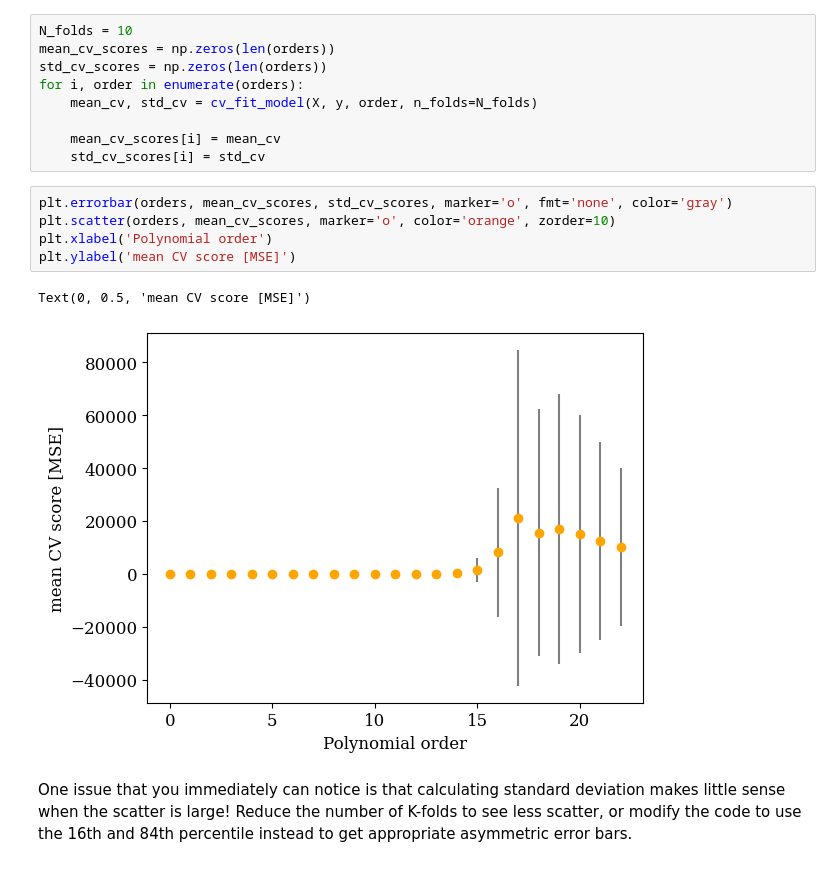
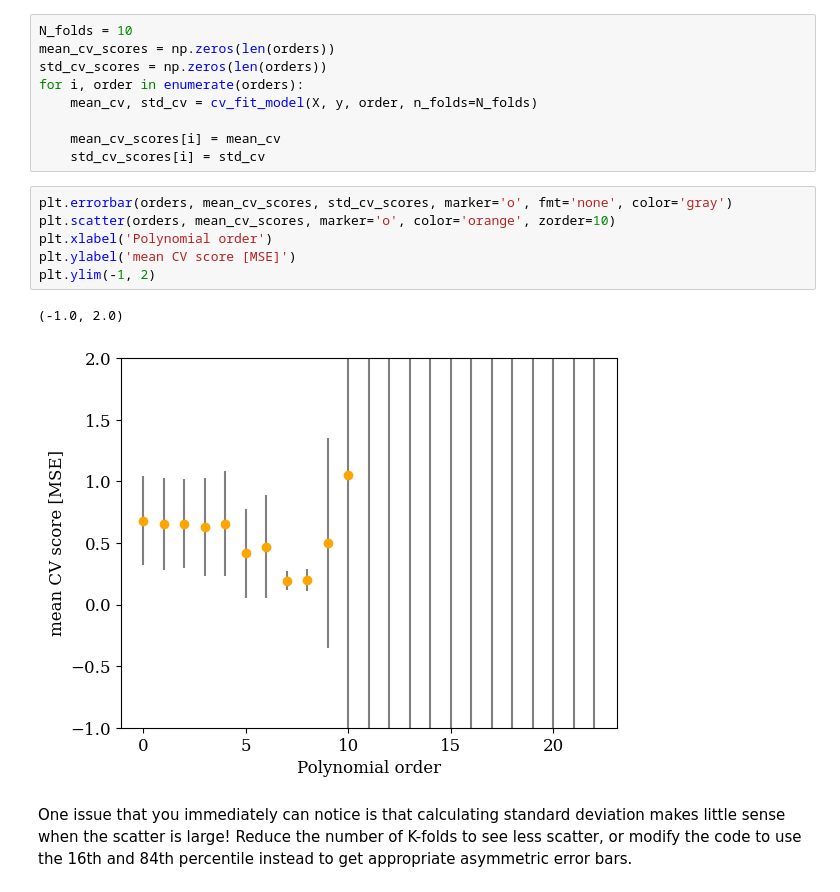
Before and after one commit to pedrobranco1999/MLD2025, a Jupyter notebook: Notebooks/Solutions/MLD2025-01b-Deciding when good is good enough - with solution.ipynb, the cells around one changed output. Cells and saved outputs as stored; diff of their text form.

```diff
--- a/Notebooks/Solutions/MLD2025-01b-Deciding when good is good enough - with solution.ipynb
+++ b/Notebooks/Solutions/MLD2025-01b-Deciding when good is good enough - with solution.ipynb
@@ -285,11 +380,12 @@ for i, order in enumerate(orders):
 # %%
 plt.errorbar(orders, mean_cv_scores, std_cv_scores, marker='o', fmt='none', color='gray')
 plt.scatter(orders, mean_cv_scores, marker='o', color='orange', zorder=10)
 plt.xlabel('Polynomial order')
 plt.ylabel('mean CV score [MSE]')
+plt.ylim(-1, 2)
 # %% [output]
-Text(0, 0.5, 'mean CV score [MSE]')
+(-1.0, 2.0)
-[figure, old version]
+[figure, new version]
 # %% [markdown]
 One issue that you immediately can notice is that calculating standard deviation makes little sense when the scatter is large! Reduce the number of K-folds to see less scatter, or modify the code to use the 16th and 84th percentile instead to get appropriate asymmetric error bars.
 # %% [markdown]
```
Also changed, not shown: parts of 15 cells of this notebook.
